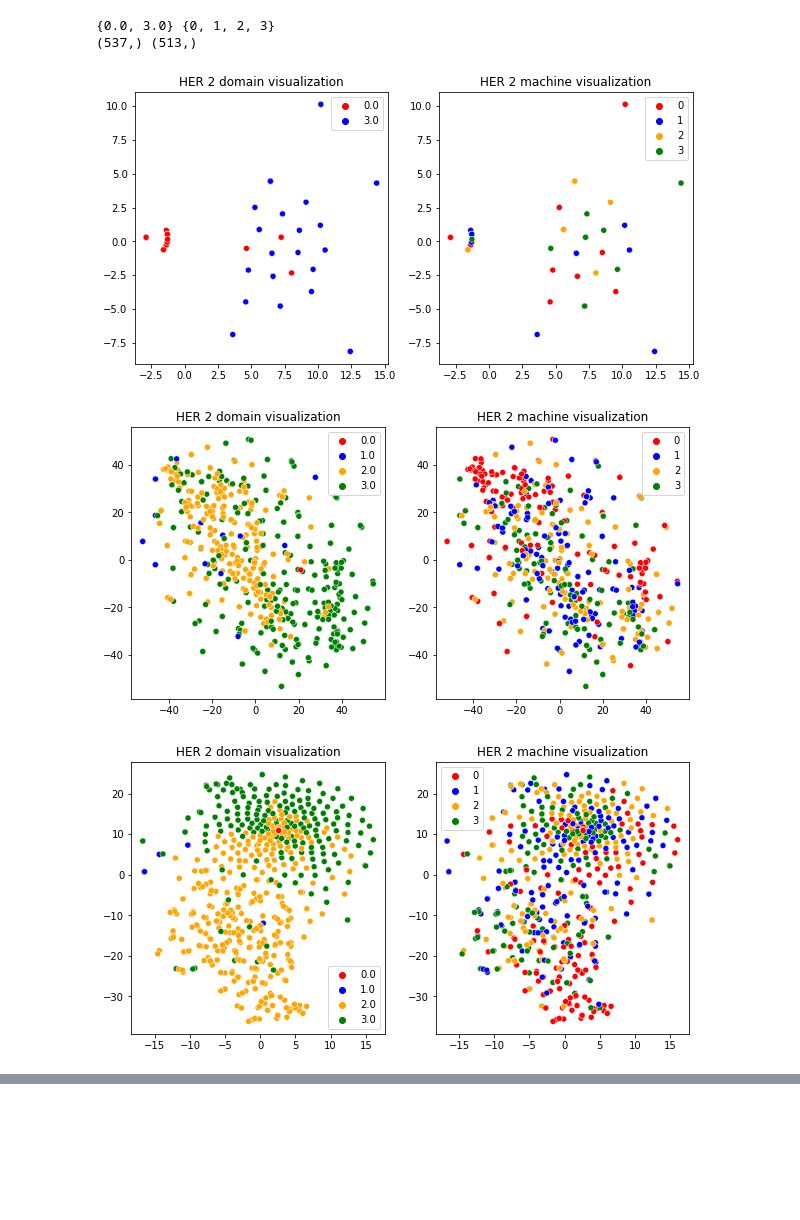
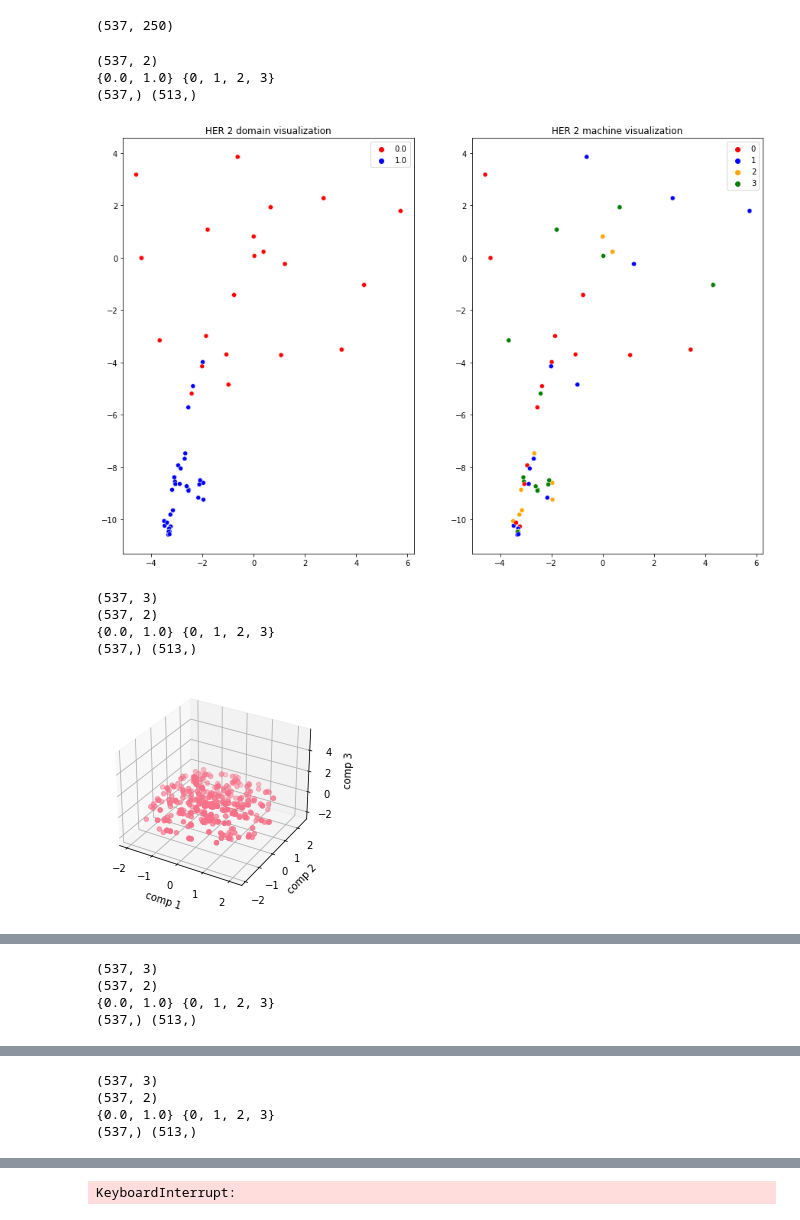
Before and after one commit to DIDSR/DomId, a Jupyter notebook: notebooks/HER2_results.ipynb, the cells around one changed output, grey strips where cells are left out. Cells and saved outputs as stored; diff of their text form; code cells hidden in the pictures; blank space fills up the shorter version.

Commit message:
histograms

```diff
--- a/notebooks/HER2_results.ipynb
+++ b/notebooks/HER2_results.ipynb
@@ -45,19 +45,34 @@ ex2 ='2022-10-03 16:08:33.982757/'
 ex3 ='2022-09-27 15:33:15.358339/'
 # %%
 ex ='2022-10-09 21:38:29.092510/'
-
+ex = '2022-10-11 13:50:48.083335/'
 #ex = '2022-10-11 11:40:10.018008/'
 # %%
+from matplotlib.colors import ListedColormap
 def TSNE_funtion(perplexity, lr, n_iter, Z,domain, machine_num, title, produce_visuals=True):
     Z_embedded = TSNE(n_components=2, perplexity = perplexity, learning_rate= lr,init='random', n_iter =n_iter).fit_transform(Z)
+    print(Z_embedded.shape)
     if produce_visuals:
         print(set(domain), set(machine_num))
         palette = ['red', 'blue', 'orange', 'green']
-        plt.figure(figsize = (10, 5))
+        plt.figure(figsize = (15, 10))
         plt.subplot(1,2,1)
         sns.scatterplot(x=Z_embedded[:, 0], y=Z_embedded[:, 1], hue=domain, palette=palette[:len(set(domain))]).set(title="HER 2 domain visualization")
         plt.subplot(1,2,2)
         print(domain.shape, machine_num.shape)
         sns.scatterplot(x=Z_embedded[:513, 0], y=Z_embedded[:513, 1], hue = machine_num, palette=palette[:len(set(machine_num))]).set(title="HER 2 machine visualization")
+        plt.show()
+
+        Z_embedded2 = TSNE(n_components=3, perplexity = perplexity, learning_rate= lr,init='random', n_iter =n_iter).fit_transform(Z)
+        print(Z_embedded2.shape)
+        cmap = ListedColormap(sns.color_palette("husl", 256).as_hex())
+
+# # plot
+# sc = ax.scatter(x, y, z, s=40, c=x, marker='o', cmap=cmap, alpha=1)
+        ax = plt.axes(projection='3d')
+        ax.scatter3D(Z_embedded2[:513, 0], Z_embedded2[:513, 1], Z_embedded2[:513, 2], c=machine_num[:513], marker='o', cmap=palette[:len(set(domain))])')
+        ax.set_xlabel("comp 1")
+        ax.set_ylabel("comp 2")
+        ax.set_zlabel("comp 3")
+
         #plt.title(title)
-        plt.show()
@@ -104,14 +167,6 @@ plot_loss_acc(loss[33:], acc[33:], te_loss[33:], te_acc[33:], 'ELBO')
 # plt.show()
 # %%
 experiments = [ex]
+Z.shape
+# %% [output]
+(537, 250)
-# %%
-for ex in experiments:
-    loss, acc, te_loss, te_acc, domain, machine, machine_num, Z, args = load_files(ex)
-    title = 'Experiment: '+args[0]+" " +args[1]+": zd_dim = "+args[3]+ " ,lr = "+args[7]+ " ,num_classes = "+args[5]
-    TSNE_funtion(6, 10, 510, Z,domain, machine_num, title, produce_visuals=True)
-#TSNE_funtion(6, 10, 350, Z_p,domain_p, machine_num_p, produce_visuals=True)
-#perplexity, lr, n_iter, Z,domain, machine_num, title, produce_visuals=True
-# %% [output]
-{0.0, 3.0} {0, 1, 2, 3}
-(537,) (513,)
-[figure, removed]
@@ -118,6 +175,15 @@ for ex in experiments:
 # %%
-TSNE_funtion(6, 10, 875, Z,domain, machine_num, produce_visuals=True)
-TSNE_funtion(6, 10, 875, Z_p,domain_p, machine_num_p, produce_visuals=True)
+for i in range(2, 80, 20):
+    title = 'Experiment: '+args[0]+" " +args[1]+": zd_dim = "+args[3]+ " ,lr = "+args[7]+ " ,num_classes = "+args[5]
+
+    TSNE_funtion(i, 2, 450, Z,domain, machine_num,title, produce_visuals=True)
 # %% [output]
+(537, 2)
+{0.0, 1.0} {0, 1, 2, 3}
+(537,) (513,)
-[figure, old version]
+[figure, new version]
+(537, 3)
+(537, 2)
+{0.0, 1.0} {0, 1, 2, 3}
+(537,) (513,)
-[figure, old version]
+[figure, new version]
@@ -123,0 +191,4 @@ TSNE_funtion(6, 10, 875, Z_p,domain_p, machine_num_p, produce_visuals=True)
+(537, 3)
+(537, 2)
+{0.0, 1.0} {0, 1, 2, 3}
+(537,) (513,)
@@ -123,0 +197,4 @@ TSNE_funtion(6, 10, 875, Z_p,domain_p, machine_num_p, produce_visuals=True)
+(537, 3)
+(537, 2)
+{0.0, 1.0} {0, 1, 2, 3}
+(537,) (513,)
@@ -123,0 +203 @@ TSNE_funtion(6, 10, 875, Z_p,domain_p, machine_num_p, produce_visuals=True)
+KeyboardInterrupt:
```
Also changed, not shown: parts of 16 cells of this notebook.
